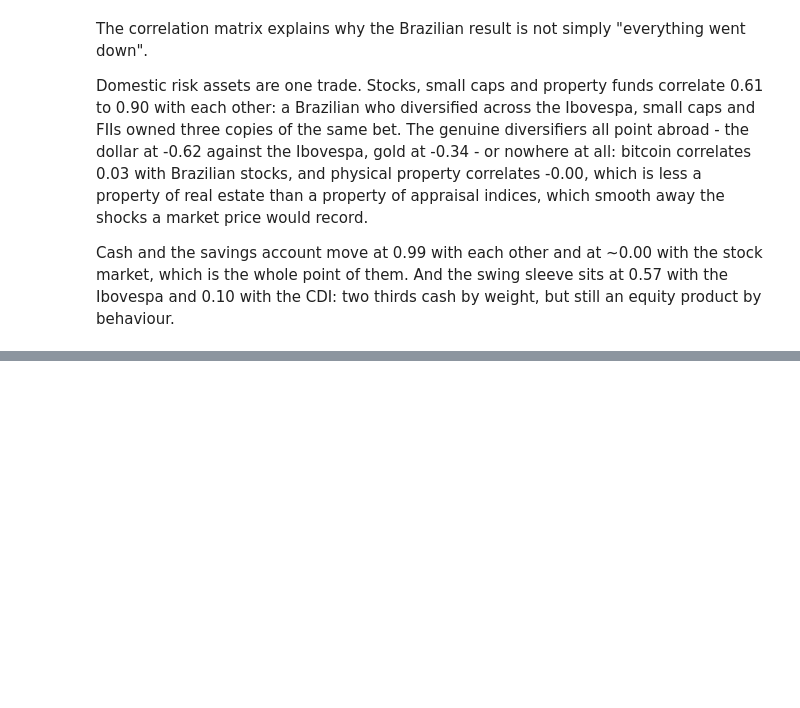
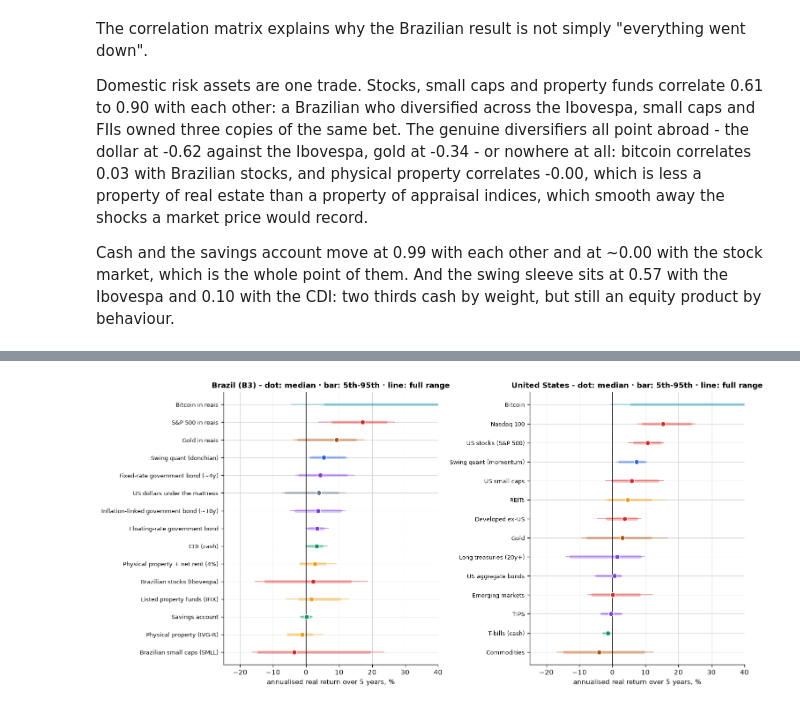
Before and after one commit to jeffev/swing-quant, a Jupyter notebook: notebooks/swing_vs_investing.ipynb, the cells around one changed output, grey strips where cells are left out. Saved outputs shown, nothing was run; the diff lists cells and outputs as text; code cells hidden in the pictures; blank space fills up the shorter version.

```diff
--- a/notebooks/swing_vs_investing.ipynb
+++ b/notebooks/swing_vs_investing.ipynb
@@ -1113,0 +1249,15 @@ with the CDI: two thirds cash by weight, but still an equity product by behaviou
+# %%
+for m in STUDIES:
+    WINDOWS_5Y[m] = V.window_table(CLASSES[m], INFL[m], A.CASH_KEY[m], years=5)
+    cols = [
+        "median",
+        "p5",
+        "worst",
+        "best",
+        "share_negative",
+        "share_below_cash",
+        "worst_months_underwater",
+        "n_windows",
+    ]
+    print(f"\n=== {S.MARKET_LABEL[m]} - every 5-year holding period, real")
+    display(V.fmt(WINDOWS_5Y[m][cols]))
@@ -1113,0 +1316,28 @@ with the CDI: two thirds cash by weight, but still an equity product by behaviou
+# %%
+fig, axes = plt.subplots(1, 2, figsize=(12.5, 6.0))
+for ax, m in zip(axes, STUDIES):
+    t = WINDOWS_5Y[m].sort_values("median")
+    colors = A.color_map(CLASSES[m])
+    y = range(len(t))
+    for i, (label, row) in enumerate(t.iterrows()):
+        col = colors.get(label, S.COLORS["grid"])
+        ax.plot(
+            [row["p5"] * 100, row["p95"] * 100],
+            [i, i],
+            color=col,
+            lw=4,
+            alpha=0.30,
+            solid_capstyle="round",
+        )
+        ax.plot([row["worst"] * 100, row["best"] * 100], [i, i], color=col, lw=1, alpha=0.55)
+        ax.scatter(row["median"] * 100, i, s=42, color=col, zorder=3, edgecolor="white", lw=0.9)
+    ax.axvline(0, color="#111", lw=1)
+    ax.set_yticks(list(y), list(t.index), fontsize=8)
+    ax.set_xlim(-25, 40)
+    ax.set_xlabel("annualised real return over 5 years, %")
+    ax.set_title(f"{S.MARKET_LABEL[m]} - dot: median · bar: 5th-95th · line: full range")
+fig.tight_layout()
+fig.savefig(FIGDIR / "13_windows.png", bbox_inches="tight")
+plt.show()
+# %% [output]
+[figure, added]
```
Also changed, not shown: parts of 23 cells of this notebook, 5 other files.
